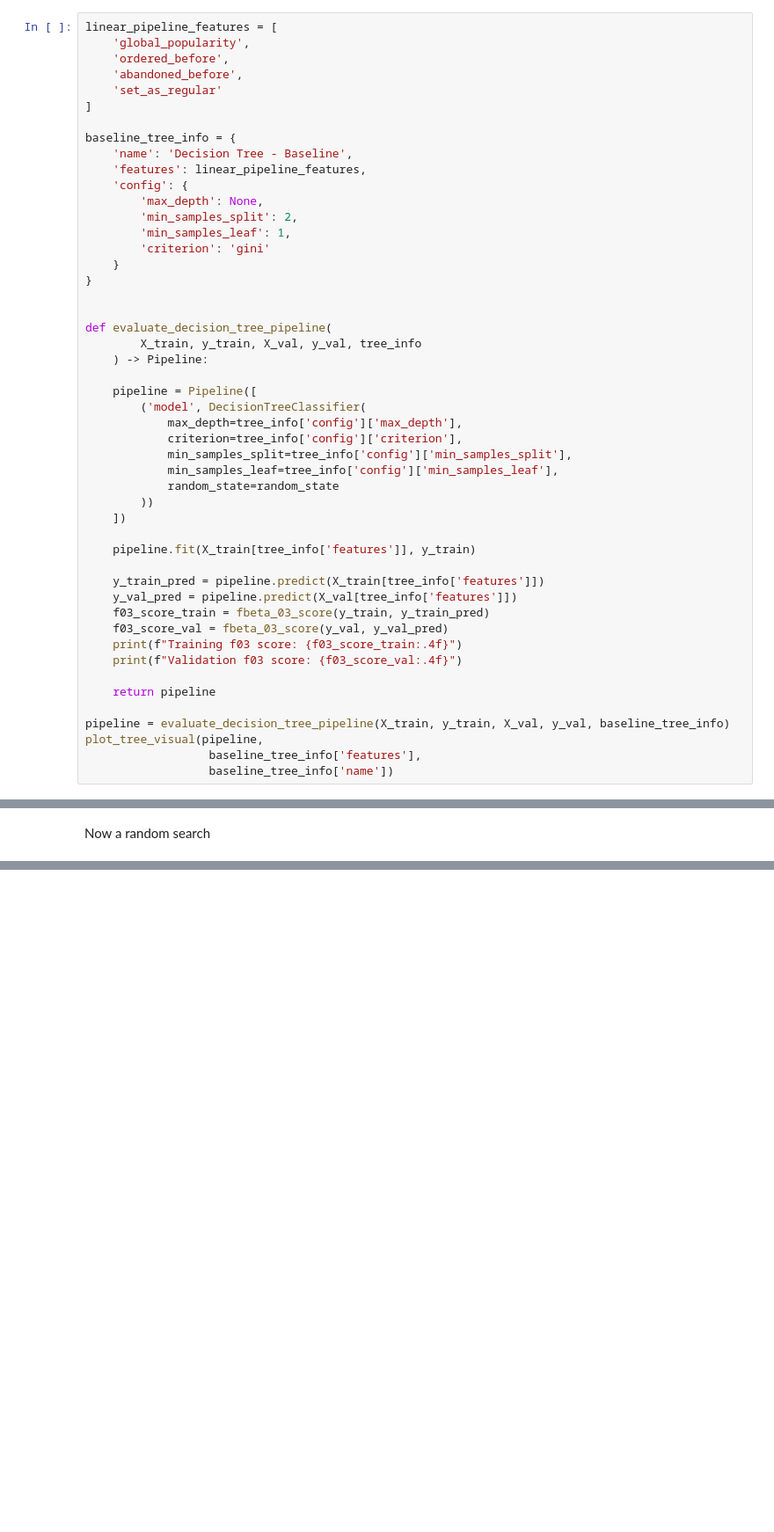
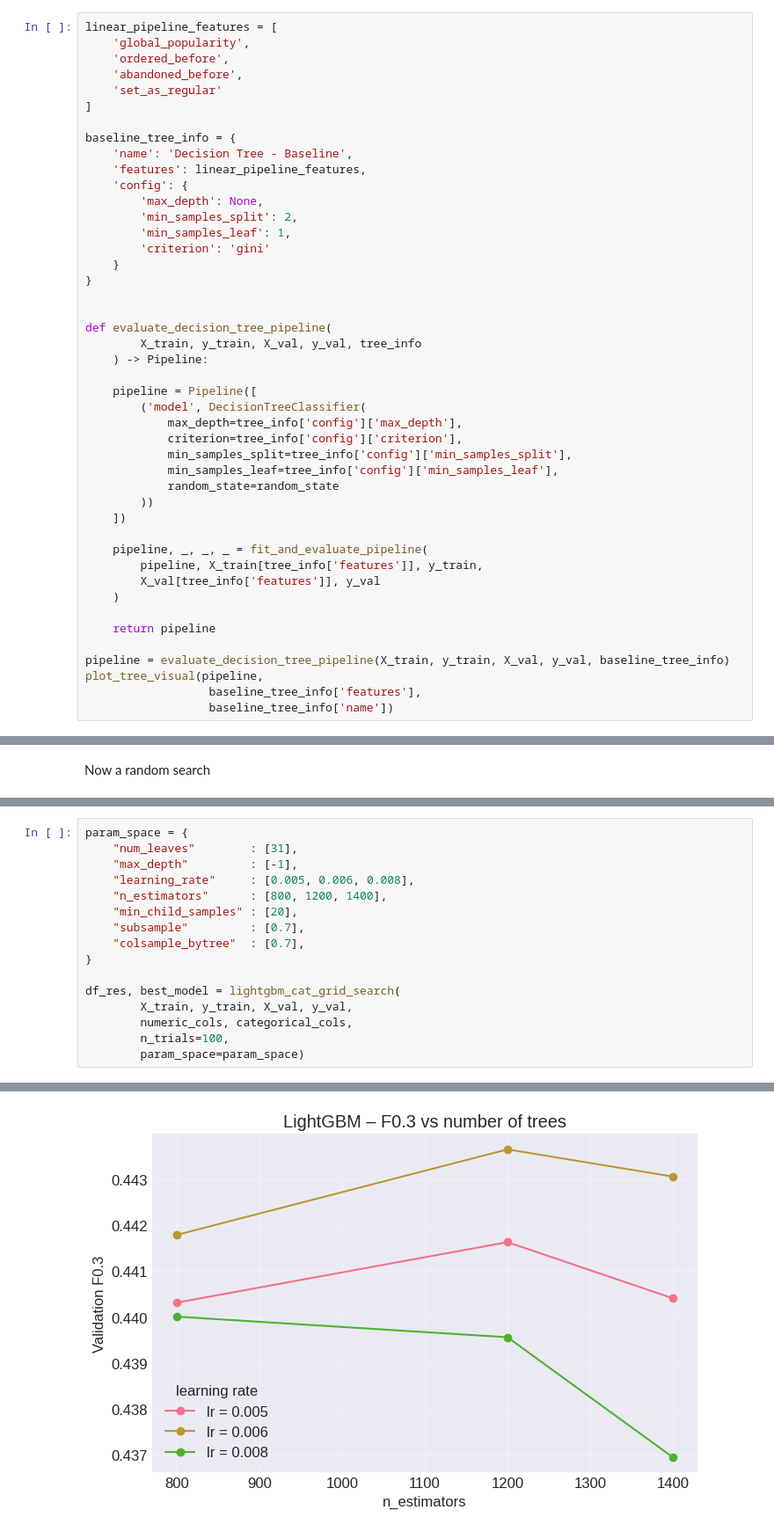
Before and after one commit to Riemann-def/zrive-ds, a Jupyter notebook: src/module_4/notebook.ipynb, the cells around one changed output, grey strips where cells are left out. Shown at 88% size. Saved outputs shown, nothing was run; the diff lists cells and outputs as text; blank space fills up the shorter version.

```diff
--- a/src/module_4/notebook.ipynb
+++ b/src/module_4/notebook.ipynb
@@ -834,14 +844,10 @@ def evaluate_decision_tree_pipeline(
         ))
     ])
 
-    pipeline.fit(X_train[tree_info['features']], y_train)
-
-    y_train_pred = pipeline.predict(X_train[tree_info['features']])
-    y_val_pred = pipeline.predict(X_val[tree_info['features']])
-    f03_score_train = fbeta_03_score(y_train, y_train_pred)
-    f03_score_val = fbeta_03_score(y_val, y_val_pred)
-    print(f"Training f03 score: {f03_score_train:.4f}")
-    print(f"Validation f03 score: {f03_score_val:.4f}")
+    pipeline, _, _, _ = fit_and_evaluate_pipeline(
+        pipeline, X_train[tree_info['features']], y_train,
+        X_val[tree_info['features']], y_val
+    )
 
     return pipeline
 
@@ -1778,0 +2182,17 @@ Diferencia: 0.0805
+# %%
+param_space = {
+    "num_leaves"        : [31],
+    "max_depth"         : [-1],
+    "learning_rate"     : [0.005, 0.006, 0.008],
+    "n_estimators"      : [800, 1200, 1400],
+    "min_child_samples" : [20],
+    "subsample"         : [0.7],
+    "colsample_bytree"  : [0.7],
+}
+
+df_res, best_model = lightgbm_cat_grid_search(
+        X_train, y_train, X_val, y_val,
+        numeric_cols, categorical_cols,
+        n_trials=100,
+        param_space=param_space)
+# %% [output]
@@ -1778,0 +2216 @@ Diferencia: 0.0805
+[figure, added]
```
Also changed, not shown: parts of 40 cells of this notebook, 3 other files.
